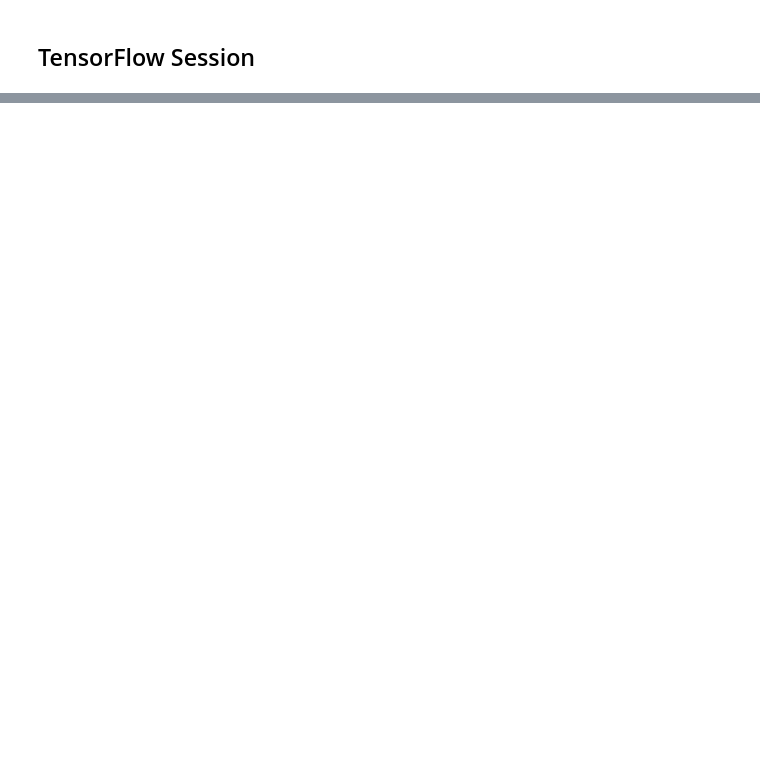
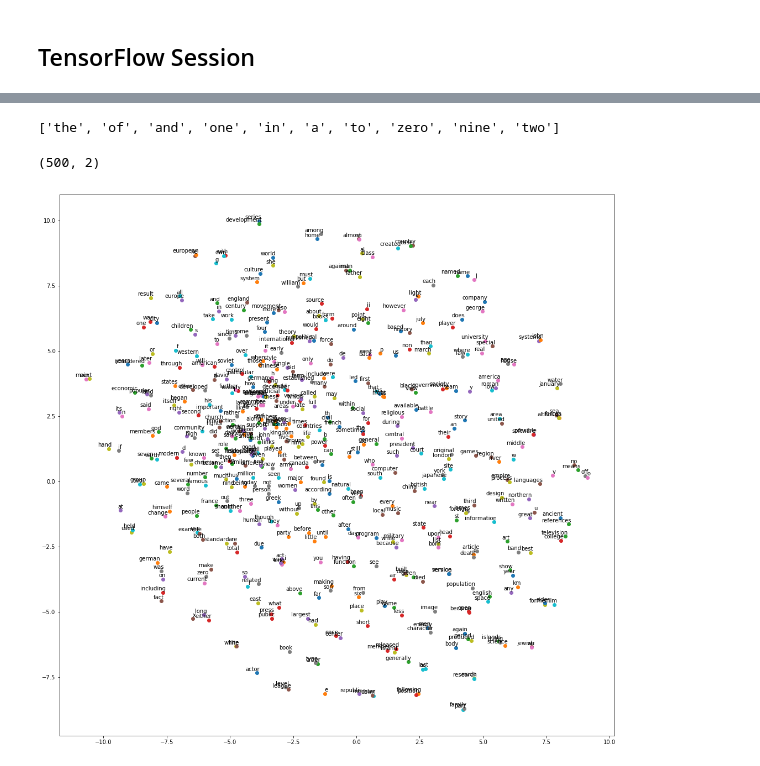
Before and after one commit to deltonmyalil/Word2VecTensorflow, a Jupyter notebook: ImplementingWord2Vec.ipynb, the cells around one changed output, grey strips where cells are left out. Saved outputs shown, nothing was run; the diff lists cells and outputs as text; code cells hidden in the pictures; blank space fills up the shorter version.

```diff
--- a/ImplementingWord2Vec.ipynb
+++ b/ImplementingWord2Vec.ipynb
@@ -265,0 +285,38 @@ average_loss/1000
+# %%
+from sklearn.manifold import TSNE # Convert 150 dimensional vectors to two for visualization
+# t - distributed stochastic neighbor embedding
+# It is a tool to visualize high dimensional data
+# Dimensionality Reduction Tech
+
+tsne = TSNE(perplexity=30, n_components=2, init='pca', n_iter=5000)
+# %%
+# Only plpot 500 words out of 50000 to make the plot readable
+plot_only = 500
+low_dim_embeddings = tsne.fit_transform(final_embeddings[:plot_only]) # First 500
+# %%
+[vocabulary[i] for i in range(10)]
+# %% [output]
+['the', 'of', 'and', 'one', 'in', 'a', 'to', 'zero', 'nine', 'two']
+# %%
+labels = [vocabulary[i] for i in range(plot_only)]
+# %%
+low_dim_embeddings.shape
+# %% [output]
+(500, 2)
+# %%
+def plot_with_labels(low_dim_embeddings, labels):
+    assert low_dim_embeddings.shape[0] >=len(labels)
+    plt.figure(figsize=(18,18))
+    for i, label in enumerate(labels):
+        x, y = low_dim_embeddings[i,:]
+        plt.scatter(x, y)
+        plt.annotate(label,
+                     xy=(x, y),
+                     xytext=(5,2),
+                     textcoords='offset points',
+                     ha='right',
+                     va='bottom')
+# %%
+plot_with_labels(low_dim_embeddings, labels)
+# %% [output]
+[figure, added]
```
Also changed, not shown: parts of 10 cells of this notebook.
